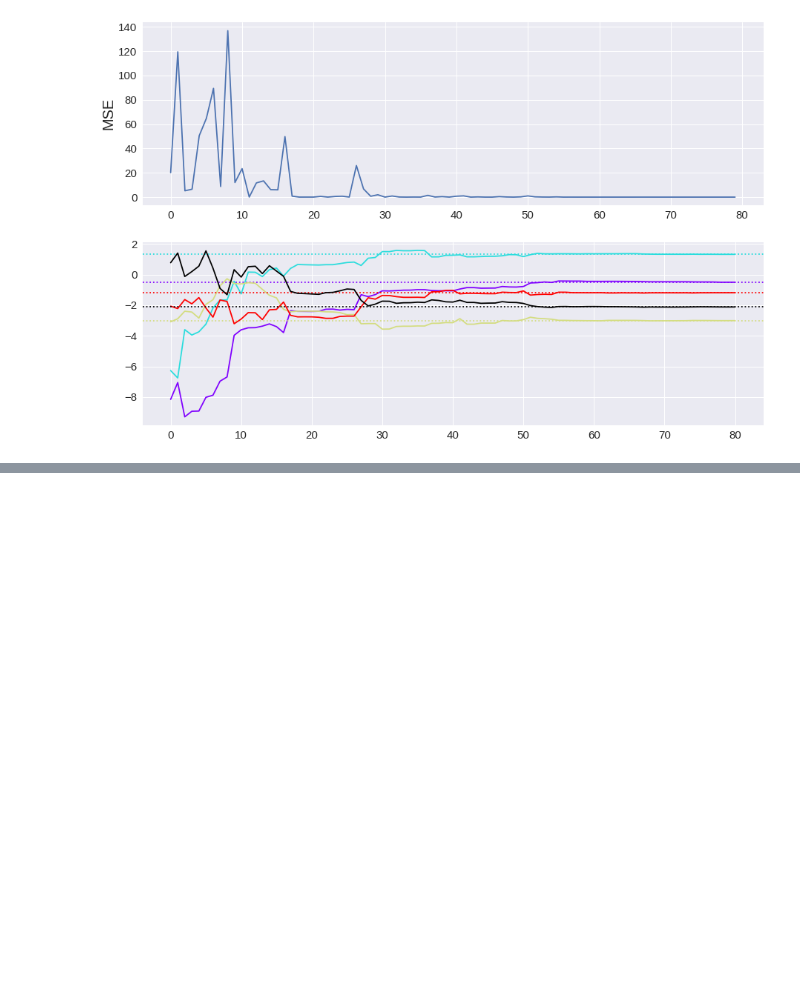
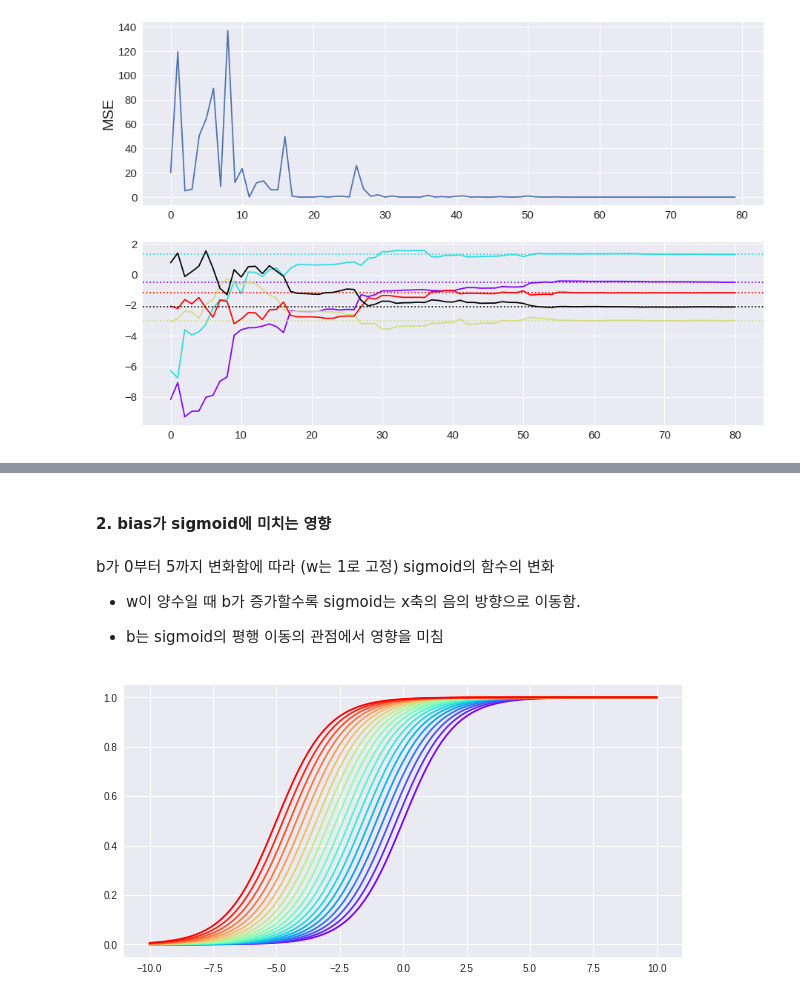
Before and after one commit to krec7748/DeepLearning_Study, a Jupyter notebook: Jacobian Matrix & Backpropagation/CH04_Linear_Logistic_Regression.ipynb, the cells around one changed output, grey strips where cells are left out. Drawn from its saved outputs; the diff is of its cells as text; code cells hidden in the pictures; blank space fills up the shorter version.

```diff
--- a/Jacobian Matrix & Backpropagation/CH04_Linear_Logistic_Regression.ipynb
+++ b/Jacobian Matrix & Backpropagation/CH04_Linear_Logistic_Regression.ipynb
@@ -148,0 +183,28 @@ axes[1].tick_params(labelsize = 15)
+# %% [markdown]
+#### 2. bias가 sigmoid에 미치는 영향
+# %% [markdown]
+b가 0부터 5까지 변화함에 따라 (w는 1로 고정) sigmoid의 함수의 변화
+* w이 양수일 때 b가 증가할수록 sigmoid는 x축의 음의 방향으로 이동함.
+
+* b는 sigmoid의 평행 이동의 관점에서 영향을 미침
+# %%
+import numpy as np
+import matplotlib.pyplot as plt
+import matplotlib.cm as cm
+
+plt.style.use("seaborn")
+x = np.linspace(-10, 10, 100)
+
+w = 1
+n_b = 20
+b_list = np.linspace(0, 5, n_w)
+cmap = cm.get_cmap("rainbow", lut = n_w)
+
+fig, ax = plt.subplots(figsize = (10, 5))
+for b_idx, b in enumerate(b_list):
+    z = x * w + b
+    sigmoid = 1/(1 + np.exp(-z))
+
+    ax.plot(x, sigmoid, color = cmap(b_idx))
+# %% [output]
+[figure, added]
```
Also changed, not shown: parts of 12 cells of this notebook.
